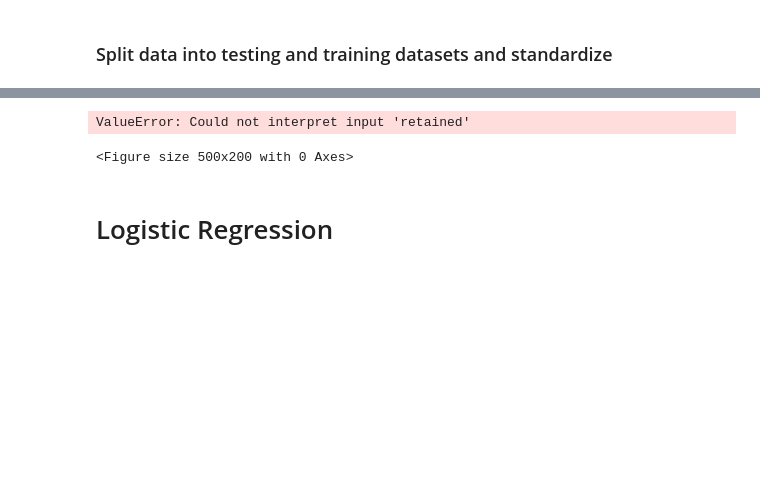
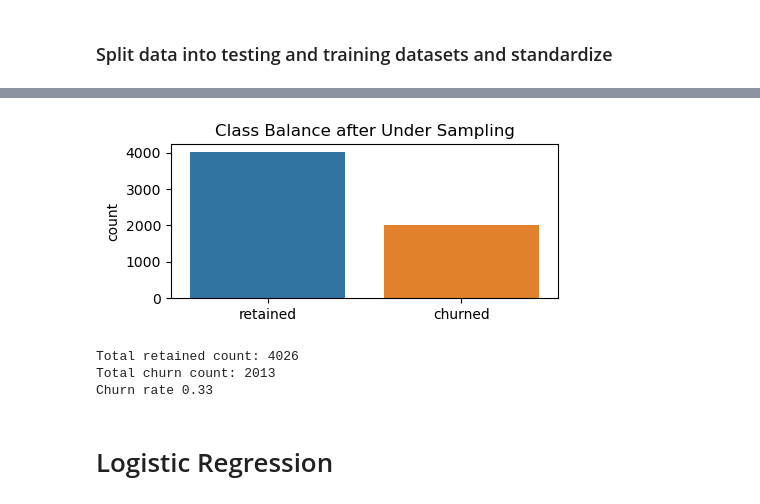
Before and after one commit to amoutafian/waze_capstone, a Jupyter notebook: notebooks/29.3 Modeling .ipynb, the cells around one changed output, grey strips where cells are left out. Drawn from its saved outputs; the diff is of its cells as text; code cells hidden in the pictures; blank space fills up the shorter version.

```diff
--- a/notebooks/29.3 Modeling .ipynb
+++ b/notebooks/29.3 Modeling .ipynb
@@ -105,10 +106,27 @@ Name: label, Length: 11439, dtype: object
-# %%
-plt.figure(figsize = (5,2))
-sns.countplot(x = y_train[1])
-plt.xlabel("");
-# %% [output]
-ValueError: Could not interpret input 'retained'
-<Figure size 500x200 with 0 Axes>
+# %%
+# Convert y_res to a DataFrame for visualization
+y_res_df = pd.DataFrame(y_res, columns=['label'])
+
+# Visualize the new class balance
+plt.figure(figsize = (5, 2))
+sns.countplot(x = y_res_df["label"])
+plt.xlabel("")
+plt.xticks([0, 1], ['retained', 'churned'])
+plt.title("Class Balance after Under Sampling")
+plt.show()
+# %% [output]
+[figure, added]
+# %%
+retained_count = y_res_df["label"].value_counts().get(0, 0)
+churn_count = y_res_df["label"].value_counts().get(1, 0)
+churn_rate = churn_count/(churn_count+retained_count)
+print("Total retained count:", retained_count)
+print("Total churn count:", churn_count)
+print("Churn rate", round(churn_rate, 2))
+# %% [output]
+Total retained count: 4026
+Total churn count: 2013
+Churn rate 0.33
 # %% [markdown]
 <h1> Logistic Regression
 # %%
```
Also changed, not shown: parts of 2 cells of this notebook.
